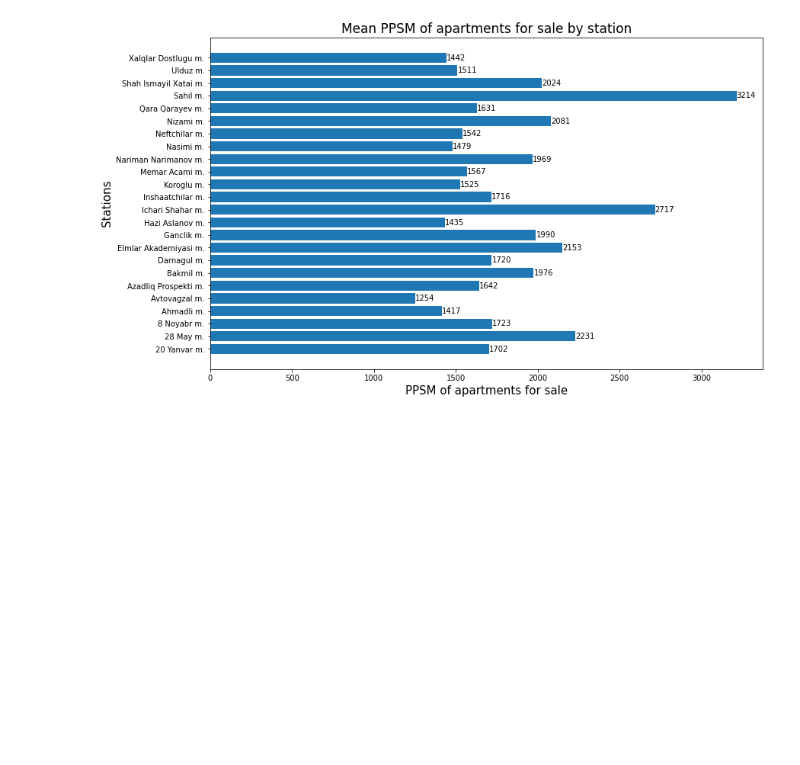
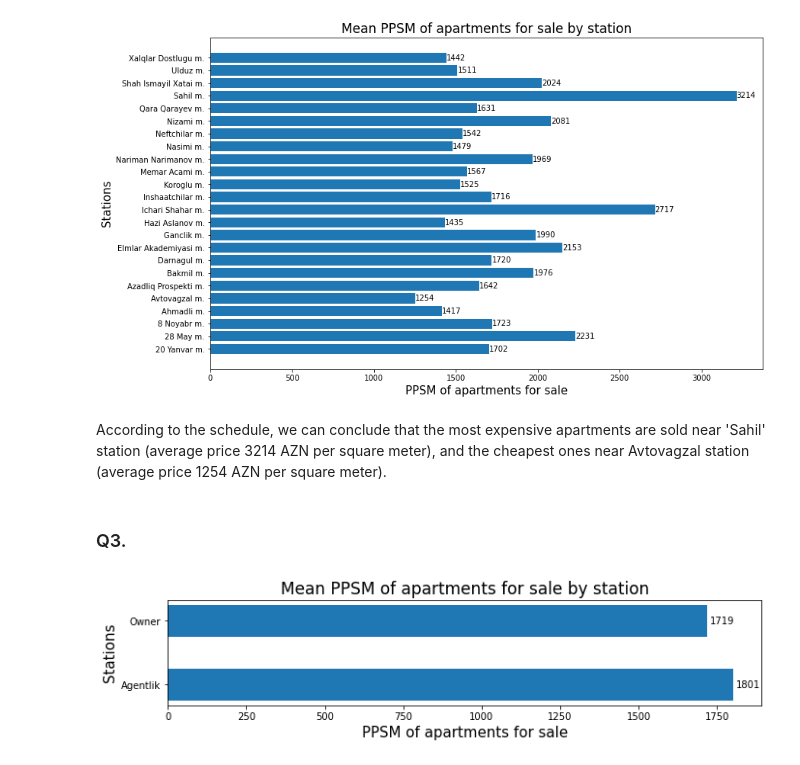
Before and after one commit to hexelot/ApartmentsAnalysis, a Jupyter notebook: analysing.ipynb, the cells around one changed output. Drawn from its saved outputs; the diff is of its cells as text; code cells hidden in the pictures; blank space fills up the shorter version.

```diff
--- a/analysing.ipynb
+++ b/analysing.ipynb
@@ -140,3 +134,22 @@ plt.ylabel("Stations", size=15)
 plt.show()
 # %% [output]
 [figure]
+# %% [markdown]
+According to the schedule, we can conclude that the most expensive apartments are sold near 'Sahil' station (average price 3214 AZN per square meter), and the cheapest ones near Avtovagzal station (average price 1254 AZN per square meter).
+# %% [markdown]
+### Q3.
+# %%
+seller_types = df.groupby('Seller')['PPSM'].mean().astype(int)
+
+x, y = zip(*sorted(dict(seller_types).items()))
+
+plt.figure(figsize=(11,2))
+bars = plt.barh(x, y, height=0.5)
+plt.bar_label(bars, y, padding=3)
+plt.title("Mean PPSM of apartments for sale by station", size=17)
+plt.xlabel("PPSM of apartments for sale", size=15)
+plt.ylabel("Stations", size=15)
+
+plt.show()
+# %% [output]
+[figure, added]
```
Also changed, not shown: parts of 12 cells of this notebook.
